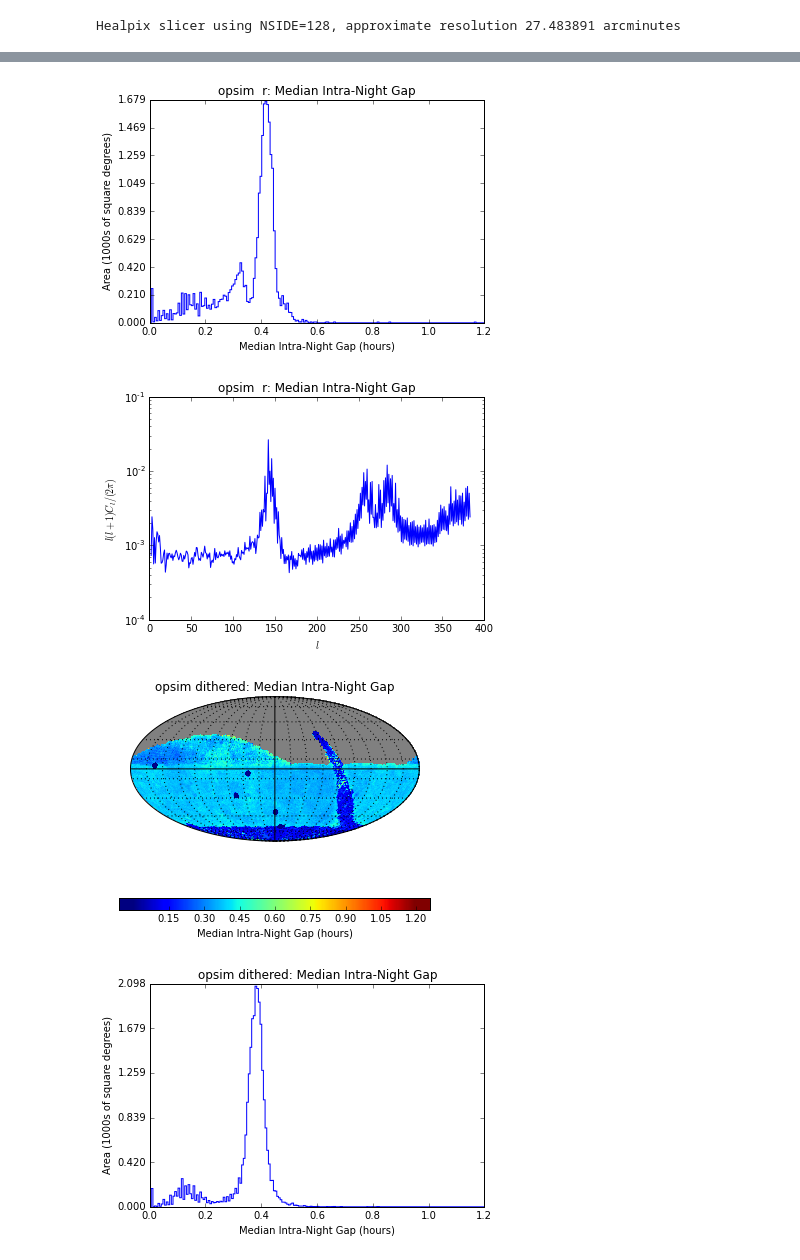
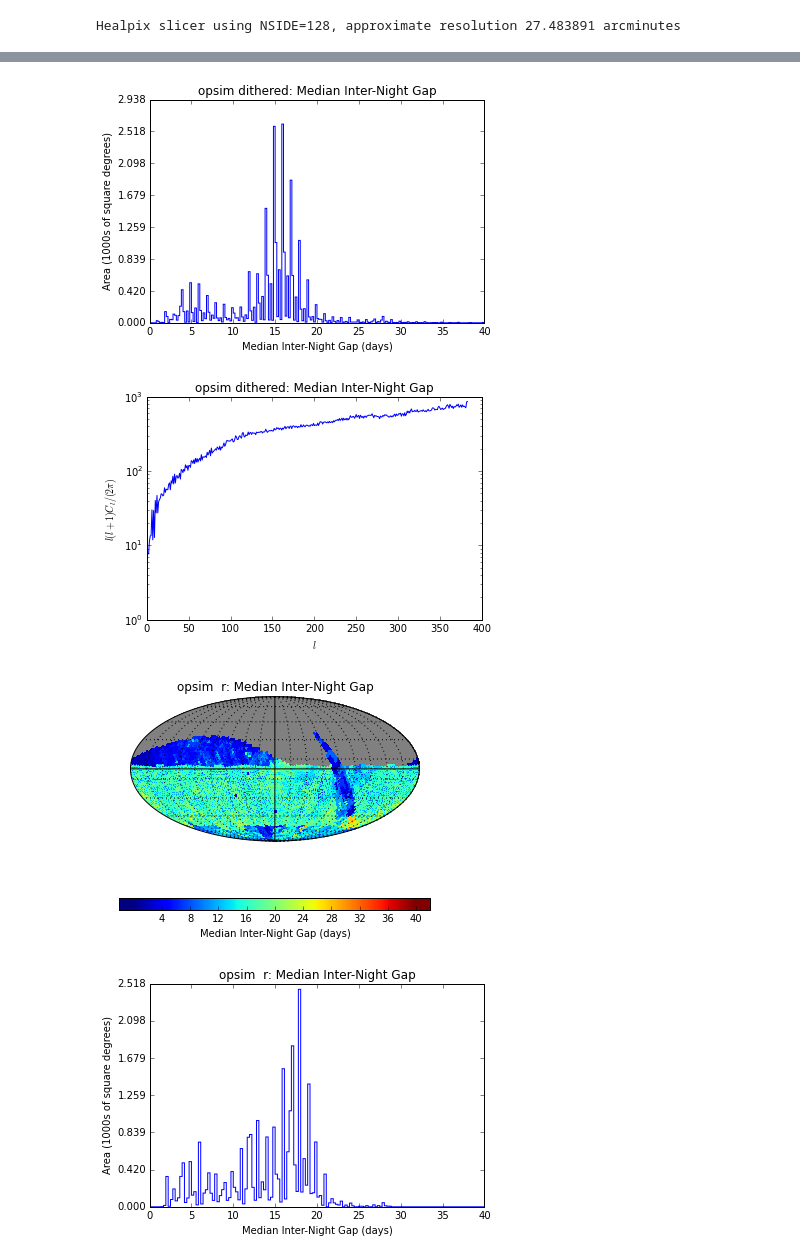
Before and after one commit to yoachim/ScratchStuff, a Jupyter notebook: notebooks/pairtesting.ipynb, the cells around one changed output, grey strips where cells are left out. Drawn from its saved outputs; the diff is of its cells as text; code cells hidden in the pictures.

Commit message:
added new metric

```diff
--- a/notebooks/pairtesting.ipynb
+++ b/notebooks/pairtesting.ipynb
@@ -20,15 +21,21 @@ resultsDb = db.ResultsDb(outDir=outDir)
 # %%
 slicer=slicers.HealpixSlicer()
 metric = metrics.IntraNightGapsMetric()
+metric2 = metrics.InterNightGapsMetric()
 plotDict = {'cmap':'jet', 'colorMin':0,'colorMax':1.2, 'xMin':0,'xMax':1.2}
+plotDict2 = {'cmap':'jet', 'colorMin':0,'colorMax':40, 'xMin':0,'xMax':40}
 sql = 'filter = "r"'
 # %% [output]
 Healpix slicer using NSIDE=128, approximate resolution 27.483891 arcminutes
 # %%
-bundle1 = metricBundles.MetricBundle(metric,slicer,sql, plotDict=plotDict)
+bundleList = []
+bundleList.append(metricBundles.MetricBundle(metric,slicer,sql, plotDict=plotDict))
+bundleList.append(metricBundles.MetricBundle(metric2,slicer,sql, plotDict=plotDict2))
 slicer=slicers.HealpixSlicer(lonCol='ditheredRA', latCol='ditheredDec')
-bundle2 = metricBundles.MetricBundle(metric,slicer,sql, metadata='dithered', plotDict=plotDict)
-bundleDict = metricBundles.makeBundlesDictFromList([bundle1,bundle2])
+bundleList.append(metricBundles.MetricBundle(metric,slicer,sql, plotDict=plotDict, metadata='dithered'))
+bundleList.append(metricBundles.MetricBundle(metric2,slicer,sql, plotDict=plotDict2, metadata='dithered'))
+
+bundleDict = metricBundles.makeBundlesDictFromList(bundleList)
 bgroup = metricBundles.MetricBundleGroup(bundleDict, opsdb, outDir=outDir, resultsDb=resultsDb)
 bgroup.runAll()
 bgroup.plotAll(closefigs=False)
@@ -53,4 +63,4 @@ Optimal bin calculation tried to make 2463 bins, returning 200
-[figure, old version]
+[figure, new version]
-[figure, old version]
+[figure, new version]
-[figure, old version]
+[figure, new version]
-[figure, old version]
+[figure, new version]
```
Also changed, not shown: parts of 2 cells of this notebook.
